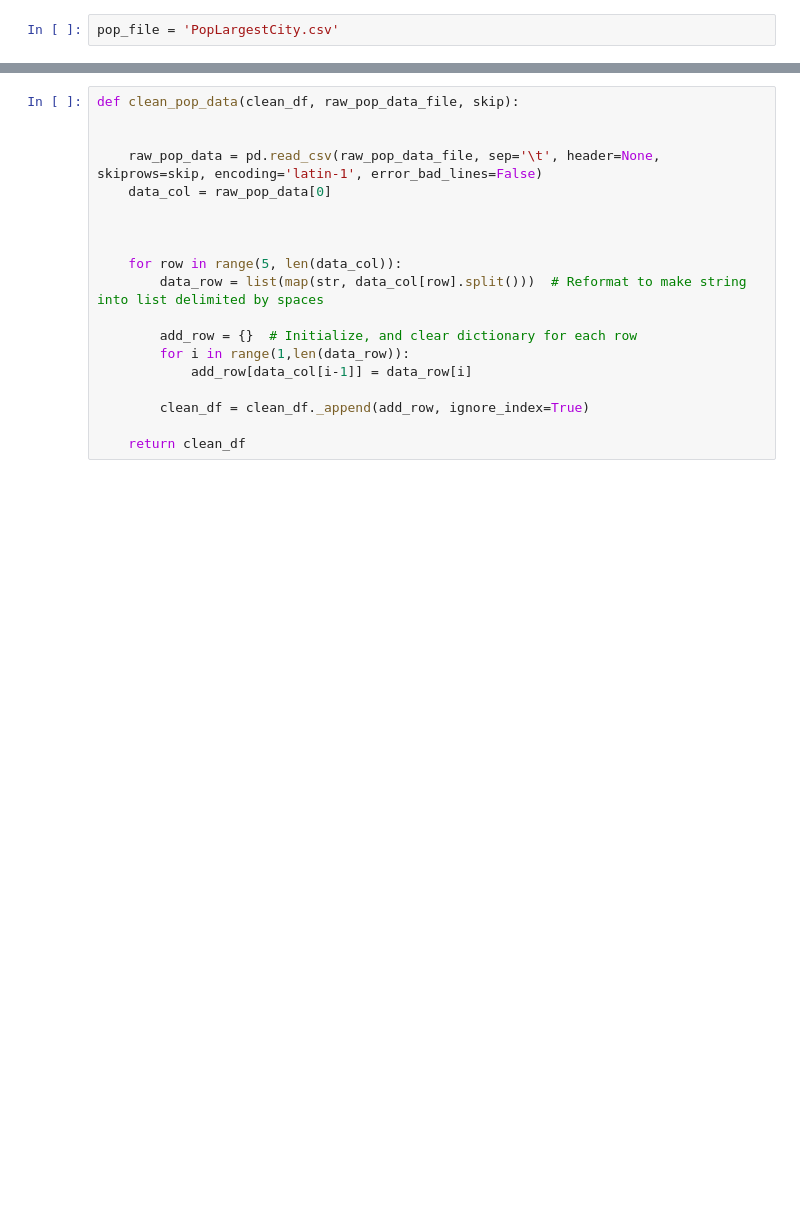
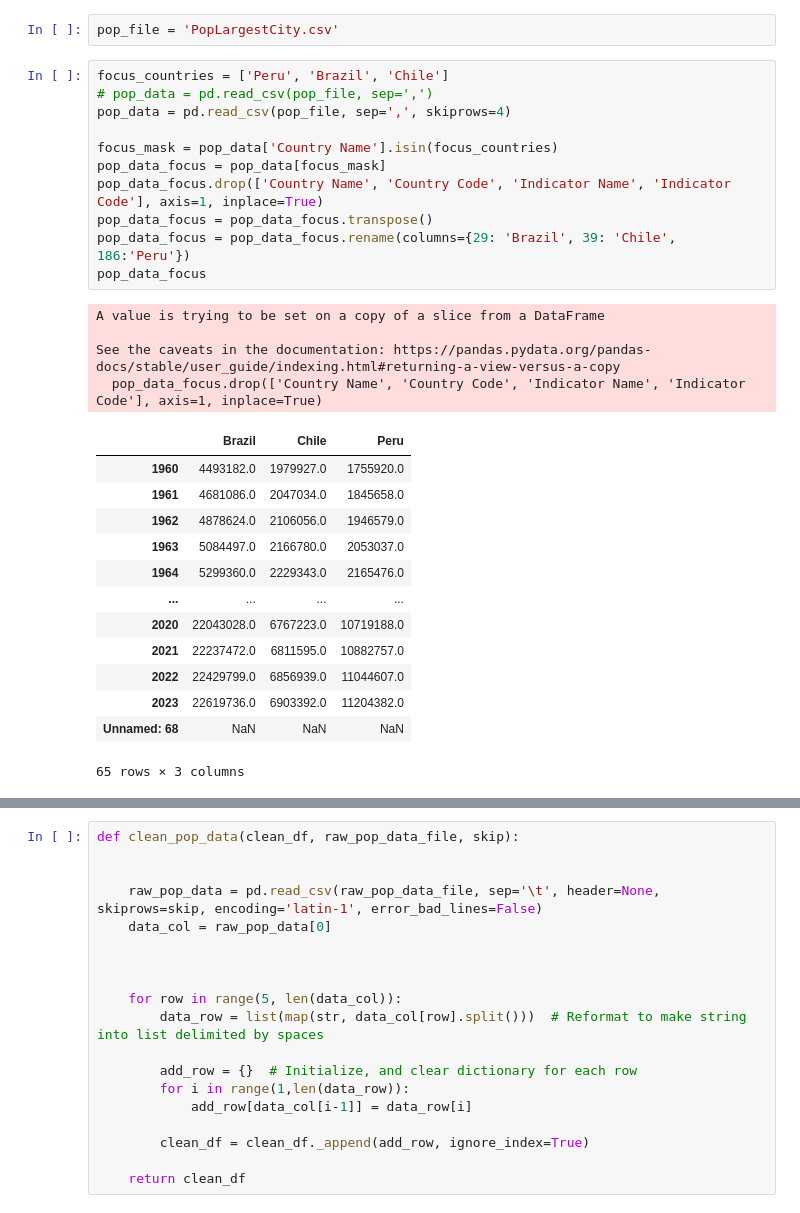
Before and after one commit to gowrath/Climate_EDA-SouthAmerica, a Jupyter notebook: TemperatureAndPopulation.ipynb, the cells around one changed output, grey strips where cells are left out. Drawn from its saved outputs; the diff is of its cells as text; blank space fills up the shorter version.

```diff
--- a/TemperatureAndPopulation.ipynb
+++ b/TemperatureAndPopulation.ipynb
@@ -39,3 +39,32 @@ def clean_raw_data(clean_df, raw_data_file, skip):
     return clean_df
 # %%
 pop_file = 'PopLargestCity.csv'
+# %%
+focus_countries = ['Peru', 'Brazil', 'Chile']
+# pop_data = pd.read_csv(pop_file, sep=',')
+pop_data = pd.read_csv(pop_file, sep=',', skiprows=4)
+
+focus_mask = pop_data['Country Name'].isin(focus_countries)
+pop_data_focus = pop_data[focus_mask]
+pop_data_focus.drop(['Country Name', 'Country Code', 'Indicator Name', 'Indicator Code'], axis=1, inplace=True)
+pop_data_focus = pop_data_focus.transpose()
+pop_data_focus = pop_data_focus.rename(columns={29: 'Brazil', 39: 'Chile', 186:'Peru'})
+pop_data_focus
+# %% [output]
+A value is trying to be set on a copy of a slice from a DataFrame
+
+See the caveats in the documentation: https://pandas.pydata.org/pandas-docs/stable/user_guide/indexing.html#returning-a-view-versus-a-copy
+  pop_data_focus.drop(['Country Name', 'Country Code', 'Indicator Name', 'Indicator Code'], axis=1, inplace=True)
+|  | Brazil | Chile | Peru |
+| 1960 | 4493182.0 | 1979927.0 | 1755920.0 |
+| 1961 | 4681086.0 | 2047034.0 | 1845658.0 |
+| 1962 | 4878624.0 | 2106056.0 | 1946579.0 |
+| 1963 | 5084497.0 | 2166780.0 | 2053037.0 |
+| 1964 | 5299360.0 | 2229343.0 | 2165476.0 |
+| ... | ... | ... | ... |
+| 2020 | 22043028.0 | 6767223.0 | 10719188.0 |
+| 2021 | 22237472.0 | 6811595.0 | 10882757.0 |
+| 2022 | 22429799.0 | 6856939.0 | 11044607.0 |
+| 2023 | 22619736.0 | 6903392.0 | 11204382.0 |
+| Unnamed: 68 | NaN | NaN | NaN |
+65 rows × 3 columns
```
Also changed, not shown: parts of 2 cells of this notebook.
